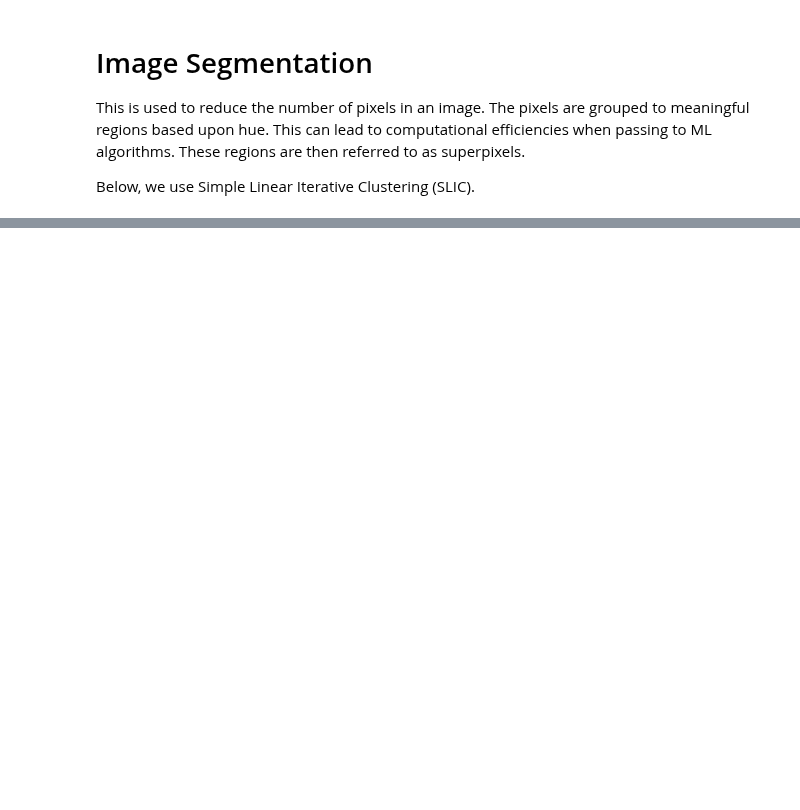
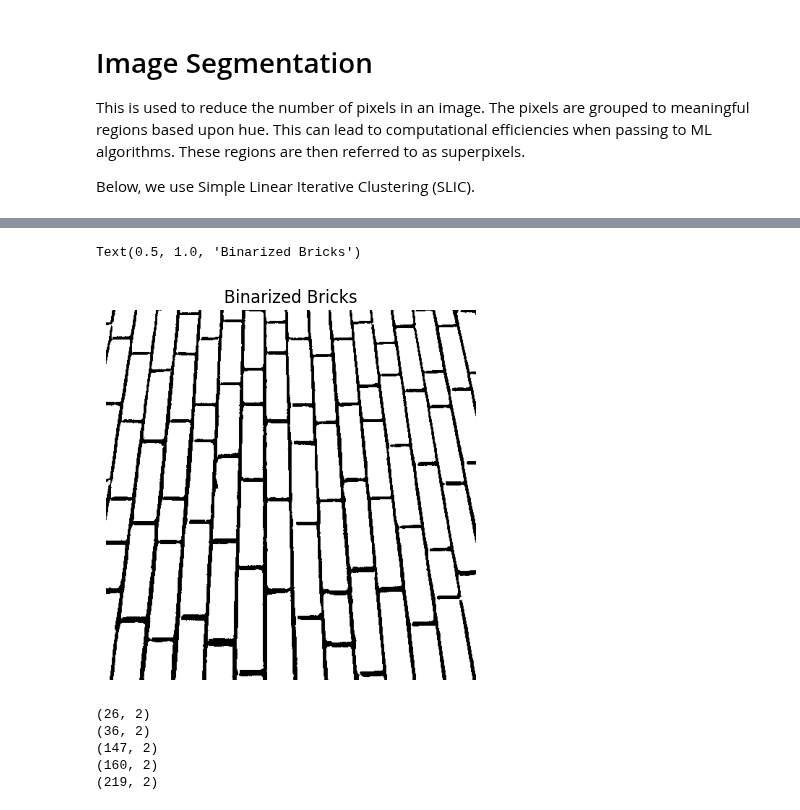
Before and after one commit to r-leyshon/image-processing, a Jupyter notebook: scikit-image/image-processing-with-skimage/04-segmentation.ipynb, the cells around one changed output, grey strips where cells are left out. Cells and saved outputs as stored; diff of their text form; code cells hidden in the pictures; blank space fills up the shorter version.

```diff
--- a/scikit-image/image-processing-with-skimage/04-segmentation.ipynb
+++ b/scikit-image/image-processing-with-skimage/04-segmentation.ipynb
@@ -27,0 +34,22 @@ SLIC number of segments: 185
+# %%
+bricks = data.brick()
+thresh = threshold_otsu(bricks)
+binary_bricks = bricks > thresh
+plt.imshow(binary_bricks, cmap="Greys")
+plt.axis("off")
+plt.title("Binarized Bricks")
+# %% [output]
+Text(0.5, 1.0, 'Binarized Bricks')
+[figure, added]
+# %%
+brick_contours = find_contours(binary_bricks, level=.1)
+for brick in brick_contours[0:5]:
+    print(brick.shape)
+# The different sized numpy arrays represent differing size brick contours,
+# show the top 5 brick contours only. The returned object is a list of ndarrays
+# %% [output]
+(26, 2)
+(36, 2)
+(147, 2)
+(160, 2)
+(219, 2)
```
Also changed, not shown: parts of 4 cells of this notebook.
